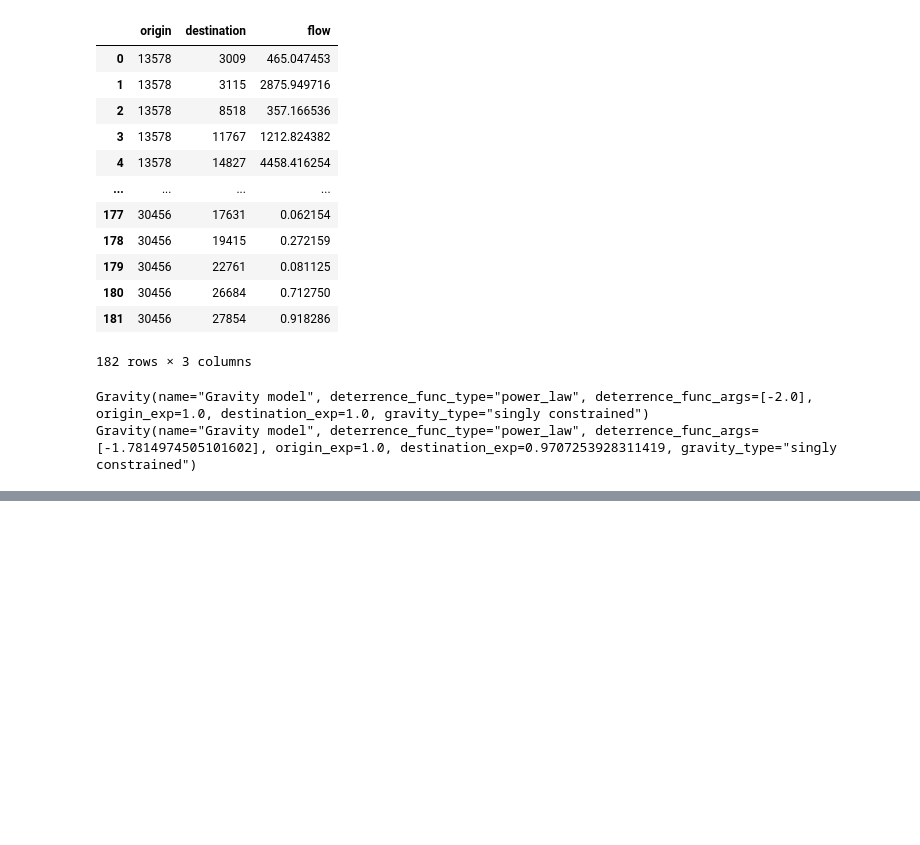
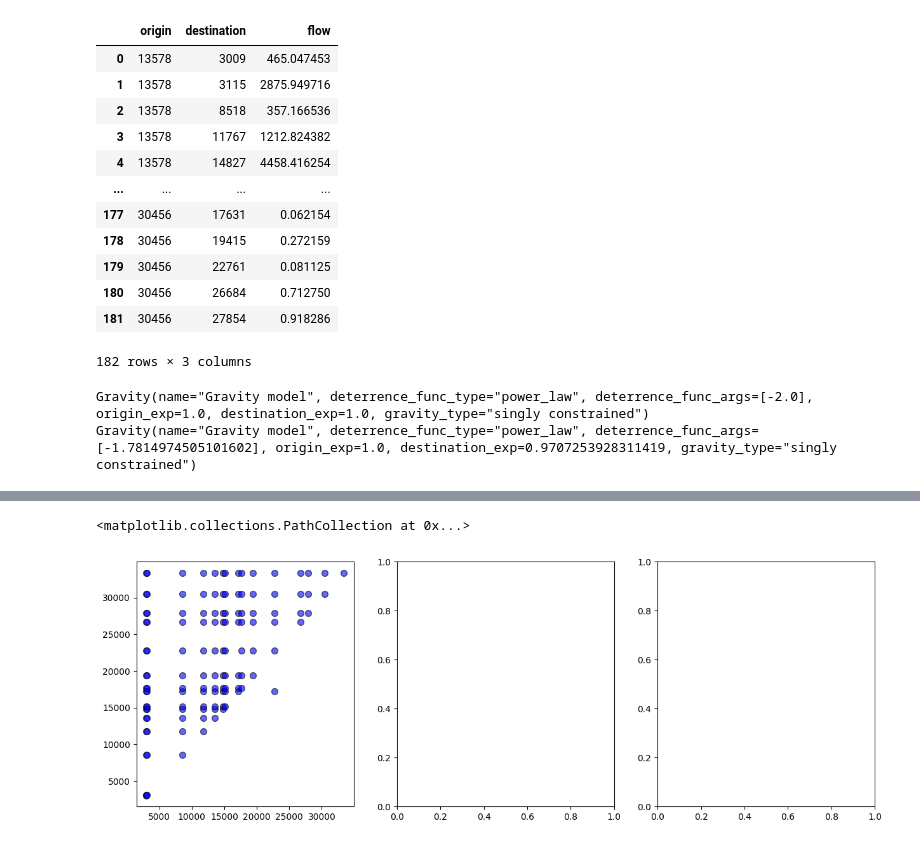
Before and after one commit to me9hanics/origin-destination-matrix-from-traffic, a Jupyter notebook: odm_gravity.ipynb, the cells around one changed output, grey strips where cells are left out. Drawn from its saved outputs; the diff is of its cells as text; code cells hidden in the pictures; blank space fills up the shorter version.

Commit message:
add odm_2d for gravity

```diff
--- a/odm_gravity.ipynb
+++ b/odm_gravity.ipynb
@@ -260,0 +284,19 @@ synth_fdf_fitted
+# %%
+places_sorted = [id_place_dict[int(id)] for id in synth_fdf['origin'].unique()]
+odm_2d = np.zeros((len(places_sorted), len(places_sorted)))
+odm_2d_fitted = np.zeros((len(places_sorted), len(places_sorted)))
+for i, row in synth_fdf.iterrows():
+    o = id_place_dict[int(row['origin'])]; d = id_place_dict[int(row['destination'])]; f = row['flow']
+    odm_2d[places_sorted.index(o), places_sorted.index(d)] = f
+
+for i, row in synth_fdf_fitted.iterrows():
+    o = id_place_dict[int(row['origin'])]; d = id_place_dict[int(row['destination'])]; f = row['flow']
+    odm_2d_fitted[places_sorted.index(o), places_sorted.index(d)] = f
+# %%
+#Plot the scatter plot of origin-destination flows: fitted, gravity, and real
+od_pairs = [(o, d) for o in tessellation_16['tile_ID'] for d in tessellation_16['tile_ID'] if o != d]
+fig, ax = plt.subplots(1, 3, figsize=(15, 5))
+ax[0].scatter(fdf['origin'], fdf['destination'], c='blue', edgecolors='k', s=50, alpha=0.6, label='Real flows')
+# %% [output]
+<matplotlib.collections.PathCollection at 0x...>
+[figure, added]
```
Also changed, not shown: parts of 5 cells of this notebook.
